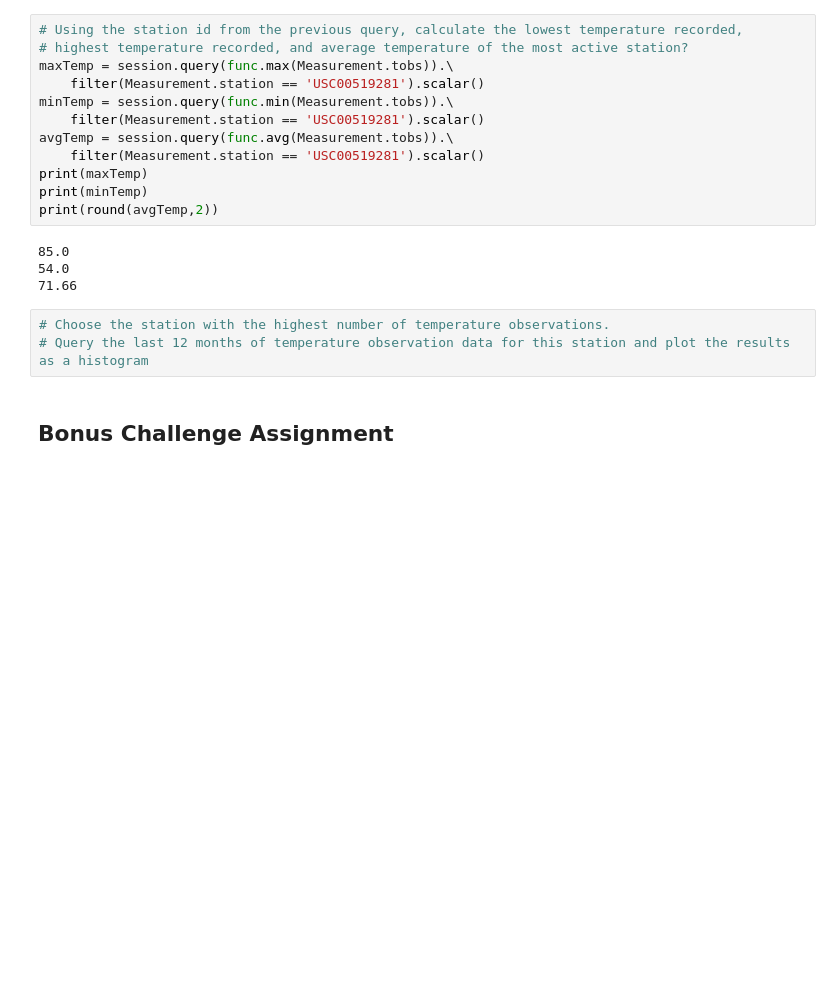
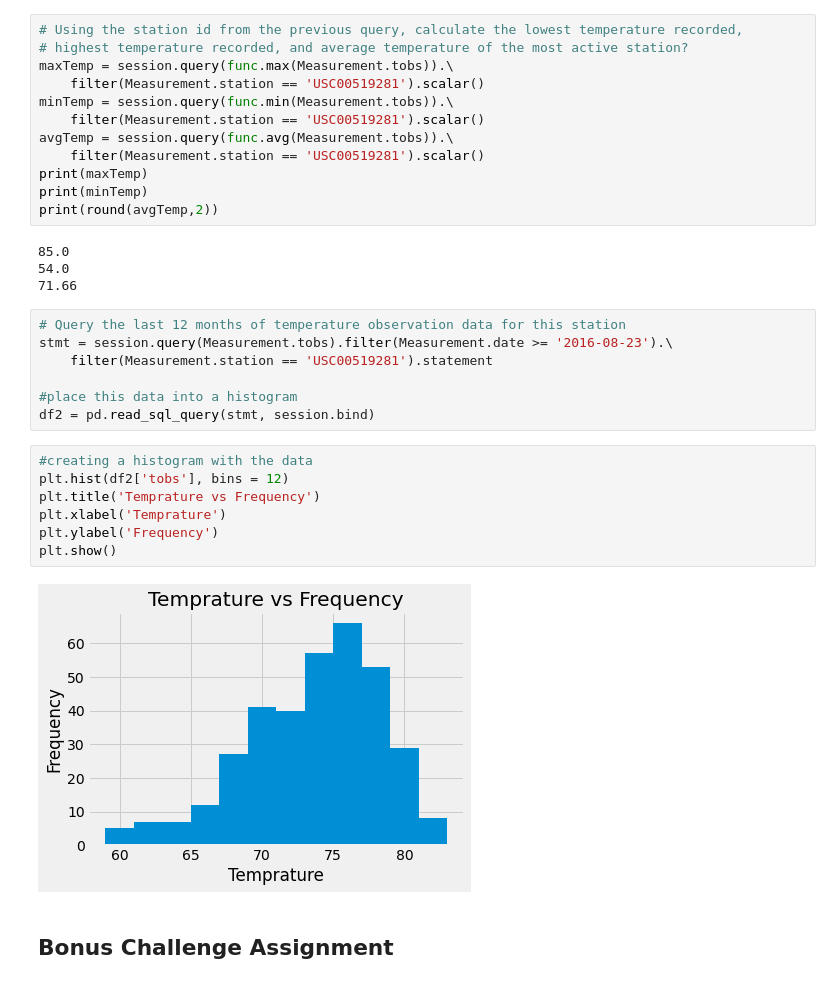
Before and after one commit to JohnShuford/SQLAlchemy-Challenge, a Jupyter notebook: climate.ipynb, the cells around one changed output. Cells and saved outputs as stored; diff of their text form; blank space fills up the shorter version.

Commit message:
adding in the histogram

```diff
--- a/climate.ipynb
+++ b/climate.ipynb
@@ -148,9 +153,22 @@ print(round(avgTemp,2))
 85.0
 54.0
 71.66
-# %%
-# Choose the station with the highest number of temperature observations.
-# Query the last 12 months of temperature observation data for this station and plot the results as a histogram
+# %%
+# Query the last 12 months of temperature observation data for this station
+stmt = session.query(Measurement.tobs).filter(Measurement.date >= '2016-08-23').\
+    filter(Measurement.station == 'USC00519281').statement
+
+#place this data into a histogram
+df2 = pd.read_sql_query(stmt, session.bind)
+# %%
+#creating a histogram with the data
+plt.hist(df2['tobs'], bins = 12)
+plt.title('Temprature vs Frequency')
+plt.xlabel('Temprature')
+plt.ylabel('Frequency')
+plt.show()
+# %% [output]
+[figure, added]
 # %% [markdown]
 ## Bonus Challenge Assignment
 # %%
```
Also changed, not shown: parts of 2 cells of this notebook.
